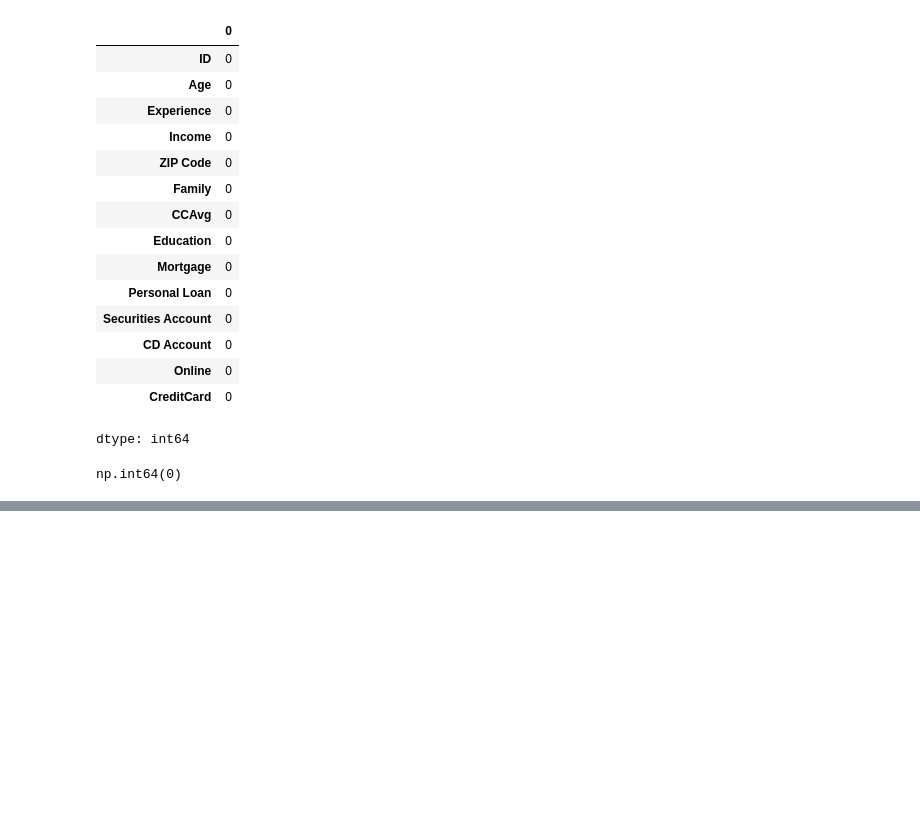
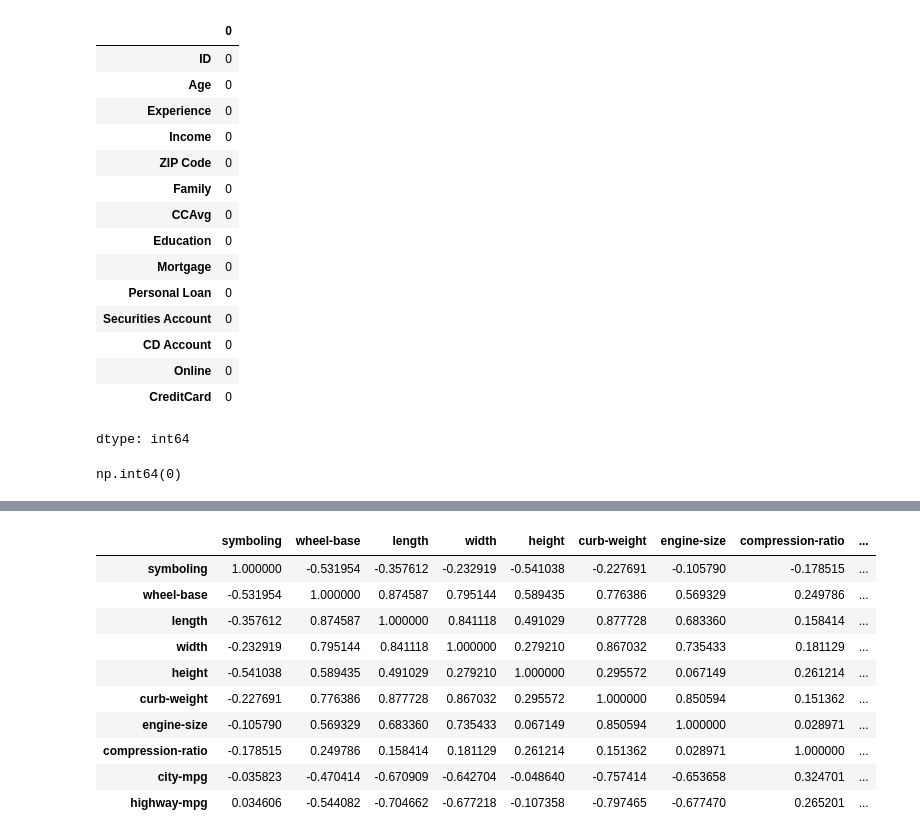
Before and after one commit to pariiii-khandal/EDA_PROJECT, a Jupyter notebook: 25BDS0197_Exp_2.ipynb, the cells around one changed output, grey strips where cells are left out. Saved outputs shown, nothing was run; the diff lists cells and outputs as text; code cells hidden in the pictures; blank space fills up the shorter version.

```diff
--- a/25BDS0197_Exp_2.ipynb
+++ b/25BDS0197_Exp_2.ipynb
@@ -118,0 +173,14 @@ np.int64(0)
+# %%
+df.corr(numeric_only=True)
+# %% [output]
+|  | symboling | wheel-base | length | width | height | curb-weight | engine-size | compression-ratio | ... |
+| symboling | 1.000000 | -0.531954 | -0.357612 | -0.232919 | -0.541038 | -0.227691 | -0.105790 | -0.178515 | ... |
+| wheel-base | -0.531954 | 1.000000 | 0.874587 | 0.795144 | 0.589435 | 0.776386 | 0.569329 | 0.249786 | ... |
+| length | -0.357612 | 0.874587 | 1.000000 | 0.841118 | 0.491029 | 0.877728 | 0.683360 | 0.158414 | ... |
+| width | -0.232919 | 0.795144 | 0.841118 | 1.000000 | 0.279210 | 0.867032 | 0.735433 | 0.181129 | ... |
+| height | -0.541038 | 0.589435 | 0.491029 | 0.279210 | 1.000000 | 0.295572 | 0.067149 | 0.261214 | ... |
+| curb-weight | -0.227691 | 0.776386 | 0.877728 | 0.867032 | 0.295572 | 1.000000 | 0.850594 | 0.151362 | ... |
+| engine-size | -0.105790 | 0.569329 | 0.683360 | 0.735433 | 0.067149 | 0.850594 | 1.000000 | 0.028971 | ... |
+| compression-ratio | -0.178515 | 0.249786 | 0.158414 | 0.181129 | 0.261214 | 0.151362 | 0.028971 | 1.000000 | ... |
+| city-mpg | -0.035823 | -0.470414 | -0.670909 | -0.642704 | -0.048640 | -0.757414 | -0.653658 | 0.324701 | ... |
+| highway-mpg | 0.034606 | -0.544082 | -0.704662 | -0.677218 | -0.107358 | -0.797465 | -0.677470 | 0.265201 | ... |
```
Also changed, not shown: parts of 12 cells of this notebook.
